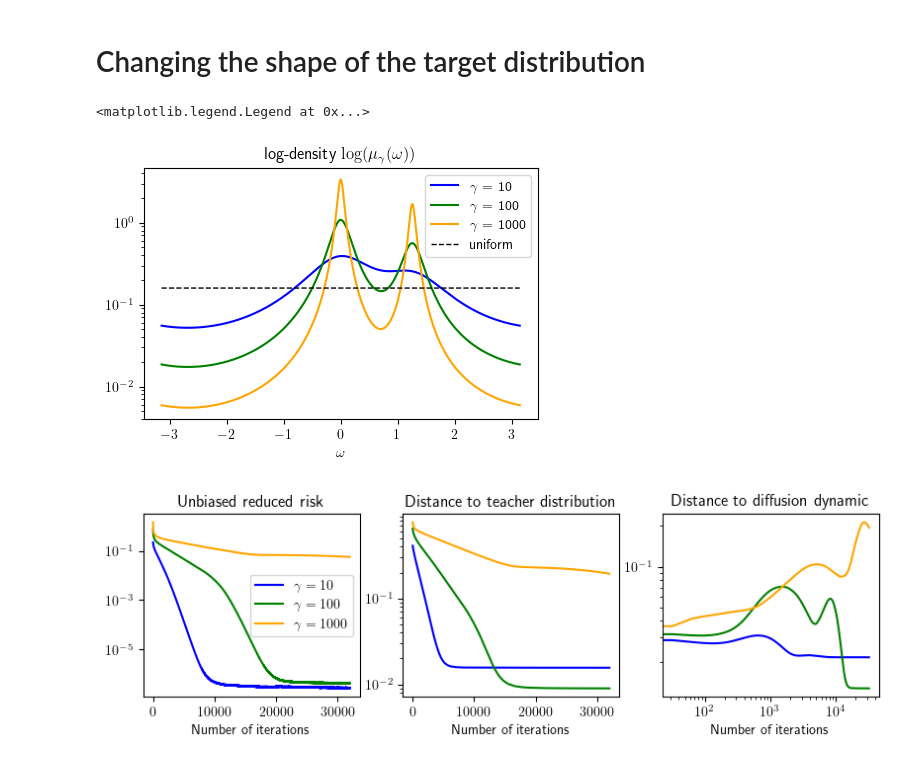
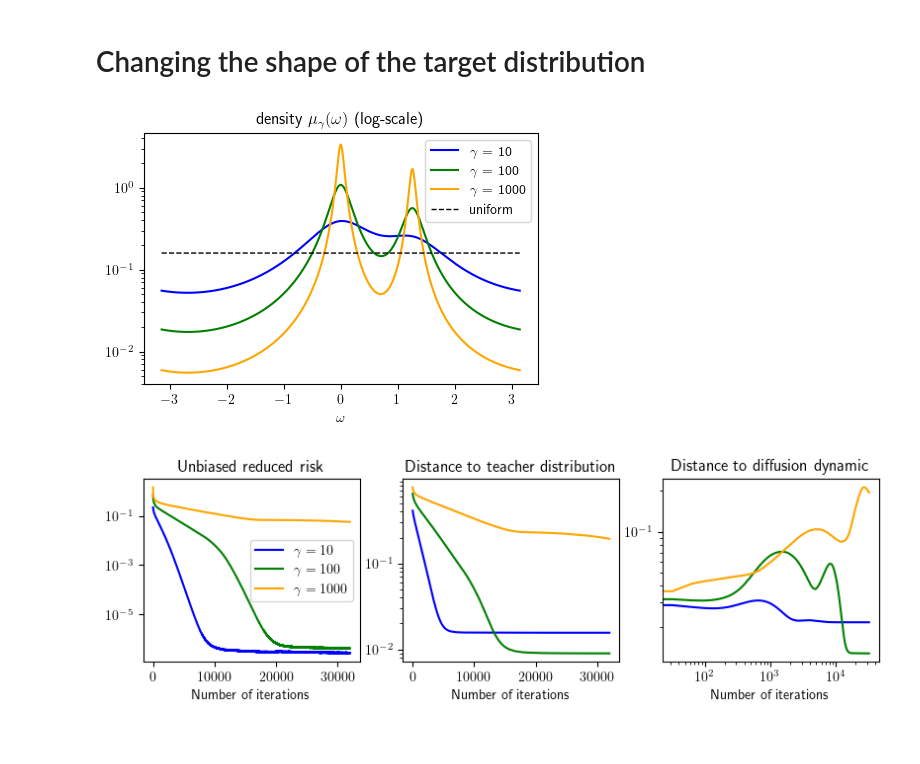
Before and after one commit to rbarboni/VarPro, a Jupyter notebook: Results_SHL.ipynb, the cells around one changed output. Drawn from its saved outputs; the diff is of its cells as text; code cells hidden in the pictures.

```diff
--- a/Results_SHL.ipynb
+++ b/Results_SHL.ipynb
@@ -182,6 +182,14 @@ ax[1].yaxis.tick_right()
 path = 'diffusion_relu1d_gamma100_ts-10.pkl.gz'
 with gzip.open(path, 'rb') as f:
     diffusion = pickle.load(f)
+# %%
+dict = {}
+
+for seed in tqdm(seed_list):
+    ## unbiased risk, regularization lambda = -4.0
+    path = f'VarPro_ReLU_1d_unbiased/results/width1024_lmbda-4.0_gamma100.0_N4096_ts-10.0_seed{seed}.pkl.gz'
+    with gzip.open(path, 'rb') as f:
+        dict[seed] = pickle.load(f)
 # %%
 M = diffusion.shape[1]
 X = np.linspace(-np.pi, np.pi, M+1)
@@ -197,7 +205,7 @@ N_points = 2000
 for i in i_list:
     res = np.zeros(N_points)
     for seed in seed_list:
-        w = dict_unbiased[(seed, -4)]['student_state_list'][i]['feature_model.weight'].numpy()
+        w = dict[seed]['student_state_list'][i]['feature_model.weight'].numpy()
         f = circle_to_line(w)
         idx, density = gaussian_conv(f, scale=0.04, N_points=N_points)
         res += density
@@ -208,7 +216,7 @@ for i in i_list:
 
 f_star = normalize(1 / (1 + 100 * np.sin(idx/2)**2) + 0.5 / (1 + 100 * np.sin((idx-0.4*np.pi)/2)**2))
 ax[1].plot(idx, f_star, color='black', linestyle='--', linewidth=1)
-ax[0].plot(idx, f_star, label='$\pi_\gamma$', color='black', linestyle='--', linewidth=1)
+ax[0].plot(idx, f_star, label='$\mu_\gamma$', color='black', linestyle='--', linewidth=1)
 ax[0].legend()
 #ax[1].yaxis.tick_right()
 ax[0].title.set_text('Ultra-fast diffusion')
@@ -316,28 +324,27 @@ color_dict = {10: 'blue', 100: 'green', 1000: 'orange'}
 # %%
 M = 4096
 
 X = np.linspace(-np.pi, np.pi, M+1)
 X = 0.5 * (X[1:]+X[:-1])
 
 f0 = normalize(np.ones(M)) ## initialization
 p=0.4
 fig, ax = plt.subplots(figsize=(11 * p, 8 * p), constrained_layout=True)
 
 for gamma in gamma_list:
     f_star = normalize(1 / (1 + gamma * np.sin(X/2)**2) + 0.5 / (1 + gamma * np.sin((X-0.4*np.pi)/2)**2)) ## target
     ax.plot(X, f_star, label=f'$\gamma$ = {gamma}', color=color_dict[gamma])
 
 ax.plot(X, f0, label='uniform', color='black', linestyle='--', linewidth=1)
 
 ax.set_xlabel('$\omega$')
-ax.set_title('log-density $\log(\mu_\gamma(\omega))$')
+ax.set_title('density $\mu_\gamma(\omega)$ (log-scale)')
 ax.set_yscale('log')
 ax.legend()
-#fig.savefig("gamma_densities.pdf", format="pdf", bbox_inches="tight")
+fig.savefig("gamma_densities.pdf", format="pdf", bbox_inches="tight")
 #ax.axis('equal')
 # %% [output]
-<matplotlib.legend.Legend at 0x...>
-[figure, old version]
+[figure, new version]
 # %%
 dict = {}
 
```
Also changed, not shown: 10 other files.
